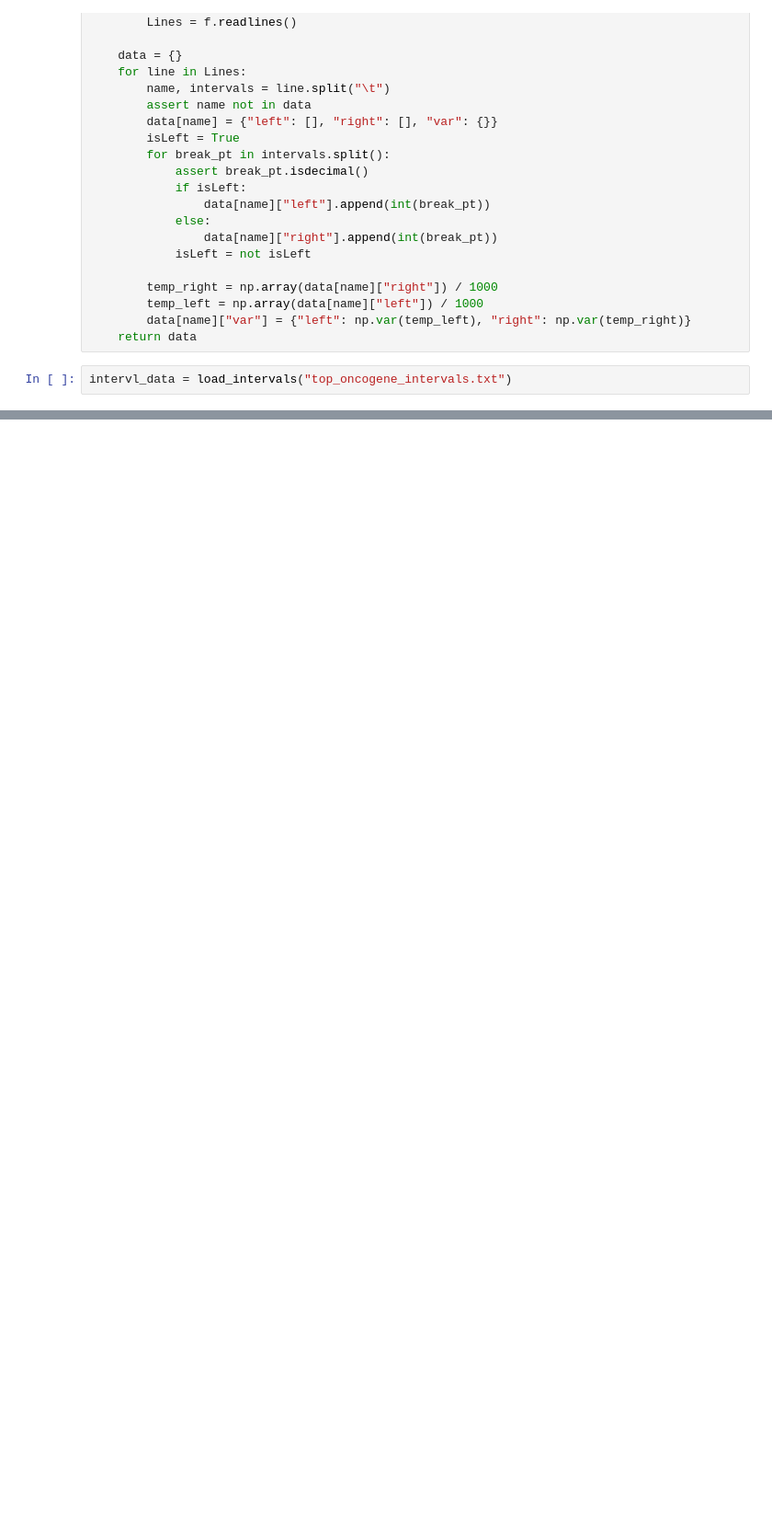
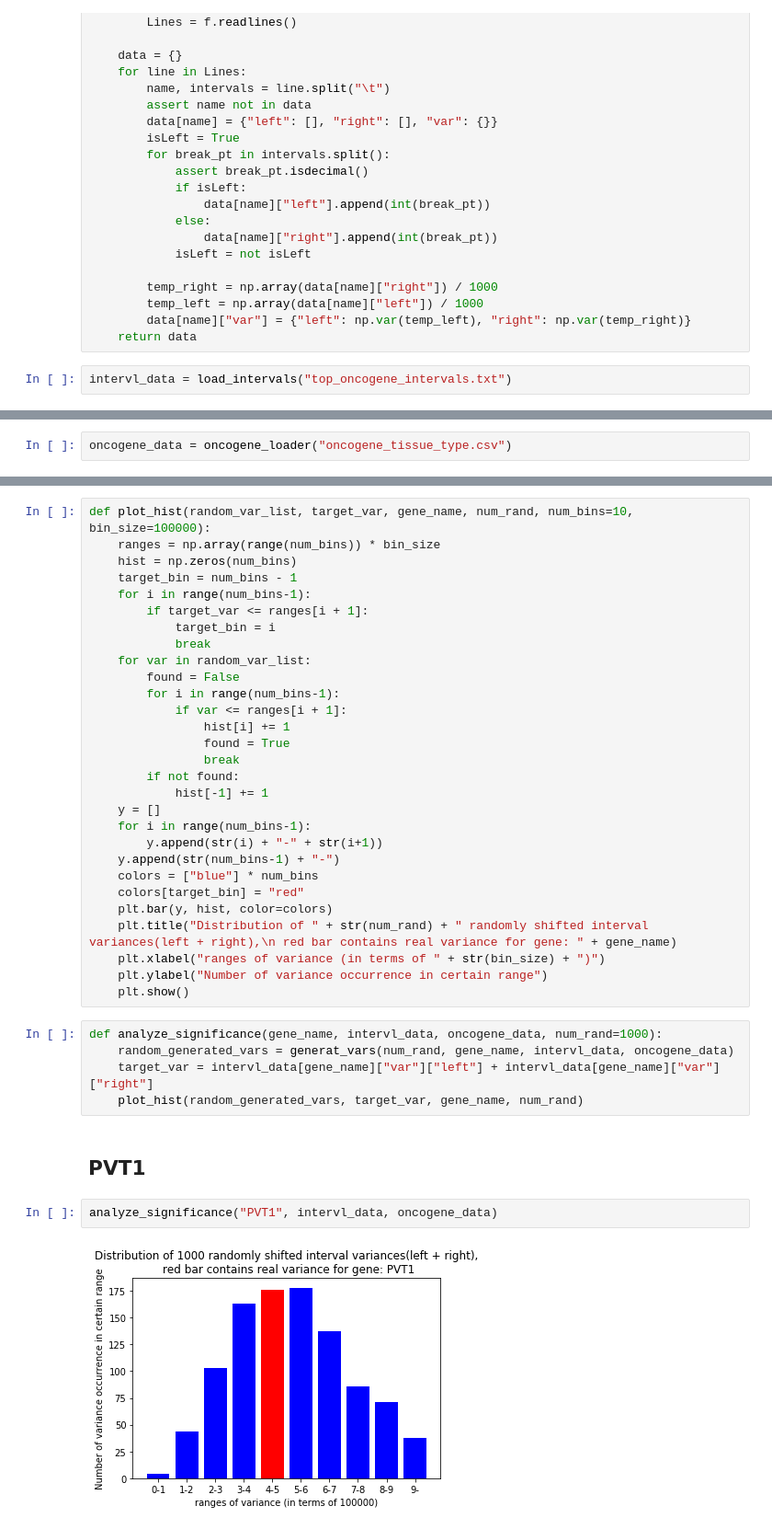
Before and after one commit to ShangqingGu/Analyze-ecDNA, a Jupyter notebook: Variance_analyser.ipynb, the cells around one changed output, grey strips where cells are left out. Shown at 92% size. Drawn from its saved outputs; the diff is of its cells as text; blank space fills up the shorter version.

Commit message:
finished plots and some examples

```diff
--- a/Variance_analyser.ipynb
+++ b/Variance_analyser.ipynb
@@ -50 +48,3 @@ intervl_data
+# %%
+oncogene_data = oncogene_loader("oncogene_tissue_type.csv")
 # %%
@@ -71,0 +76,40 @@ def contain_gene(left_pt, right_pt, gene, ecDNA_data):
+# %%
+def plot_hist(random_var_list, target_var, gene_name, num_rand, num_bins=10, bin_size=100000):
+    ranges = np.array(range(num_bins)) * bin_size
+    hist = np.zeros(num_bins)
+    target_bin = num_bins - 1
+    for i in range(num_bins-1):
+        if target_var <= ranges[i + 1]:
+            target_bin = i
+            break
+    for var in random_var_list:
+        found = False
+        for i in range(num_bins-1):
+            if var <= ranges[i + 1]:
+                hist[i] += 1
+                found = True
+                break
+        if not found:
+            hist[-1] += 1
+    y = []
+    for i in range(num_bins-1):
+        y.append(str(i) + "-" + str(i+1))
+    y.append(str(num_bins-1) + "-")
+    colors = ["blue"] * num_bins
+    colors[target_bin] = "red"
+    plt.bar(y, hist, color=colors)
+    plt.title("Distribution of " + str(num_rand) + " randomly shifted interval variances(left + right),\n red bar contains real variance for gene: " + gene_name)
+    plt.xlabel("ranges of variance (in terms of " + str(bin_size) + ")")
+    plt.ylabel("Number of variance occurrence in certain range")
+    plt.show()
+# %%
+def analyze_significance(gene_name, intervl_data, oncogene_data, num_rand=1000):
+    random_generated_vars = generat_vars(num_rand, gene_name, intervl_data, oncogene_data)
+    target_var = intervl_data[gene_name]["var"]["left"] + intervl_data[gene_name]["var"]["right"]
+    plot_hist(random_generated_vars, target_var, gene_name, num_rand)
+# %% [markdown]
+## PVT1
+# %%
+analyze_significance("PVT1", intervl_data, oncogene_data)
+# %% [output]
+[figure, added]
```
Also changed, not shown: parts of 9 cells of this notebook.
